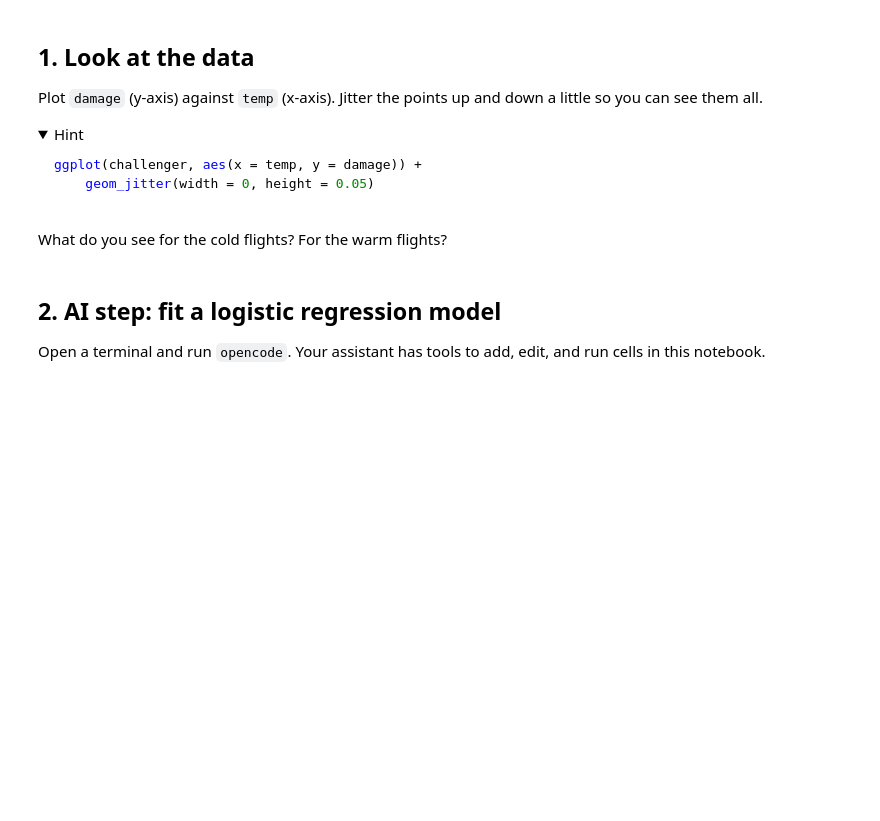
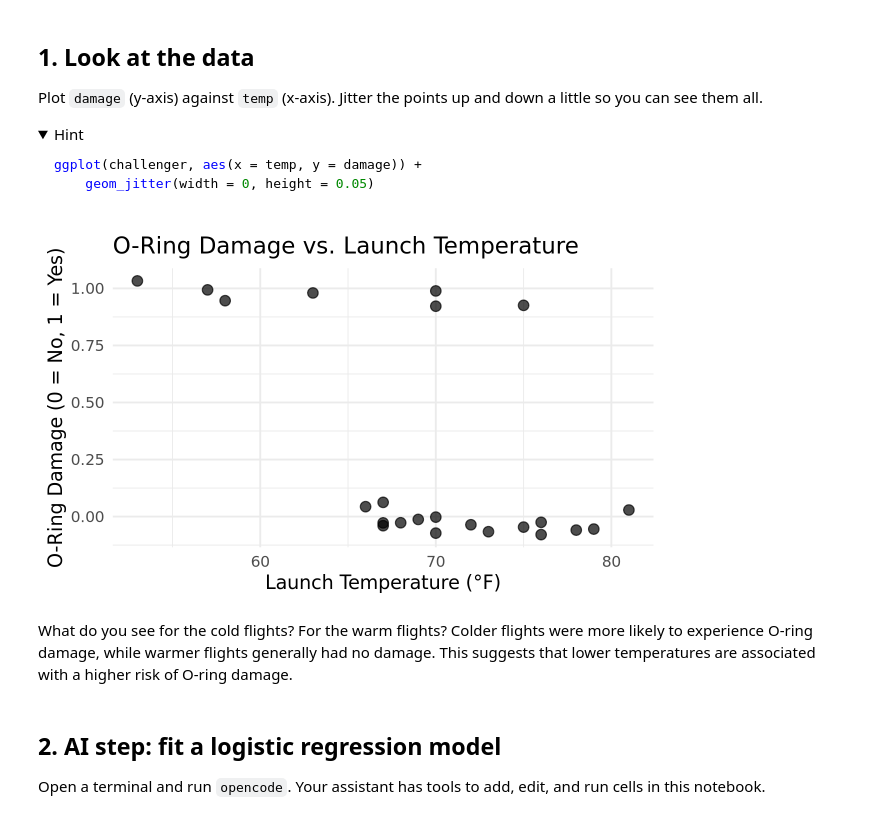
Before and after one commit to TigerTeng1024/codespace, a Jupyter notebook: exercises/11-challenger-exercise.ipynb, the cells around one changed output. Cells and saved outputs as stored; diff of their text form; code cells hidden in the pictures; folded sections open; blank space fills up the shorter version.

Commit message:
complete exercises/11-challenger-exercise.ipynb

````diff
--- a/exercises/11-challenger-exercise.ipynb
+++ b/exercises/11-challenger-exercise.ipynb
@@ -52,8 +56,20 @@ ggplot(challenger, aes(x = temp, y = damage)) +
 ```
 
 </details>
+# %%
+ggplot(challenger, aes(x = temp, y = damage)) +
+  geom_jitter(width = 0, height = 0.08, size = 2.5, alpha = 0.7) +
+  labs(
+    title = "O-Ring Damage vs. Launch Temperature",
+    x = "Launch Temperature (°F)",
+    y = "O-Ring Damage (0 = No, 1 = Yes)"
+  ) +
+  theme_minimal()
+# %% [output]
+[figure, added]
 # %% [markdown]
 What do you see for the cold flights? For the warm flights?
+Colder flights were more likely to experience O-ring damage, while warmer flights generally had no damage. This suggests that lower temperatures are associated with a higher risk of O-ring damage.
 # %% [markdown]
 ## 2. AI step: fit a logistic regression model
 
````
Also changed, not shown: parts of 5 cells of this notebook.
